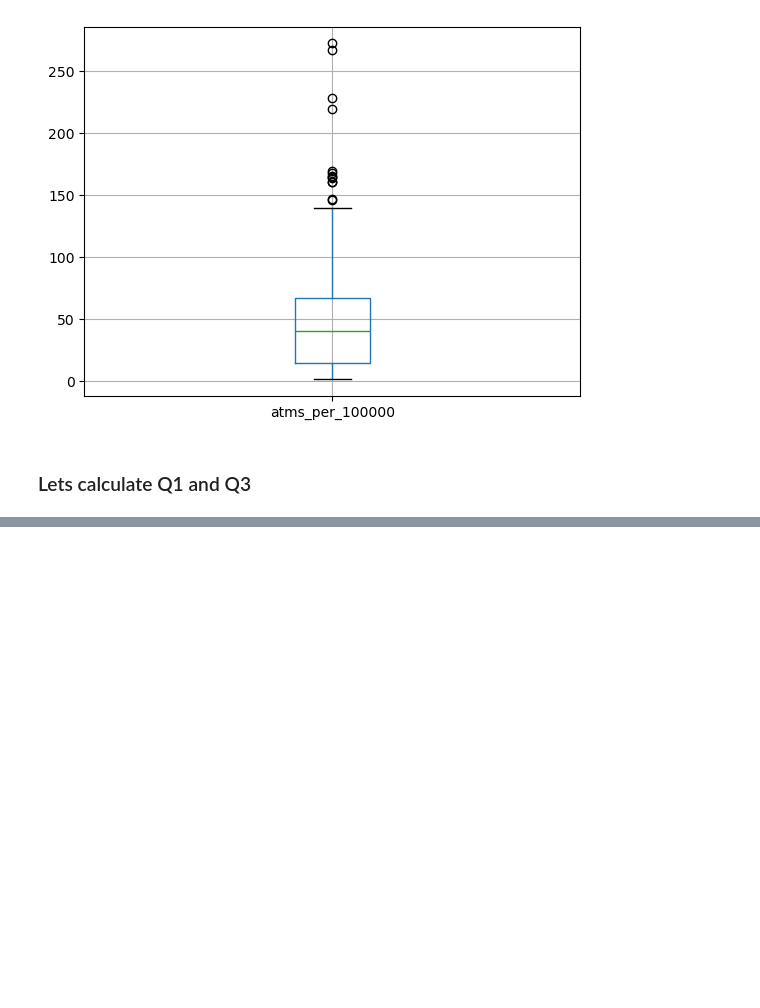
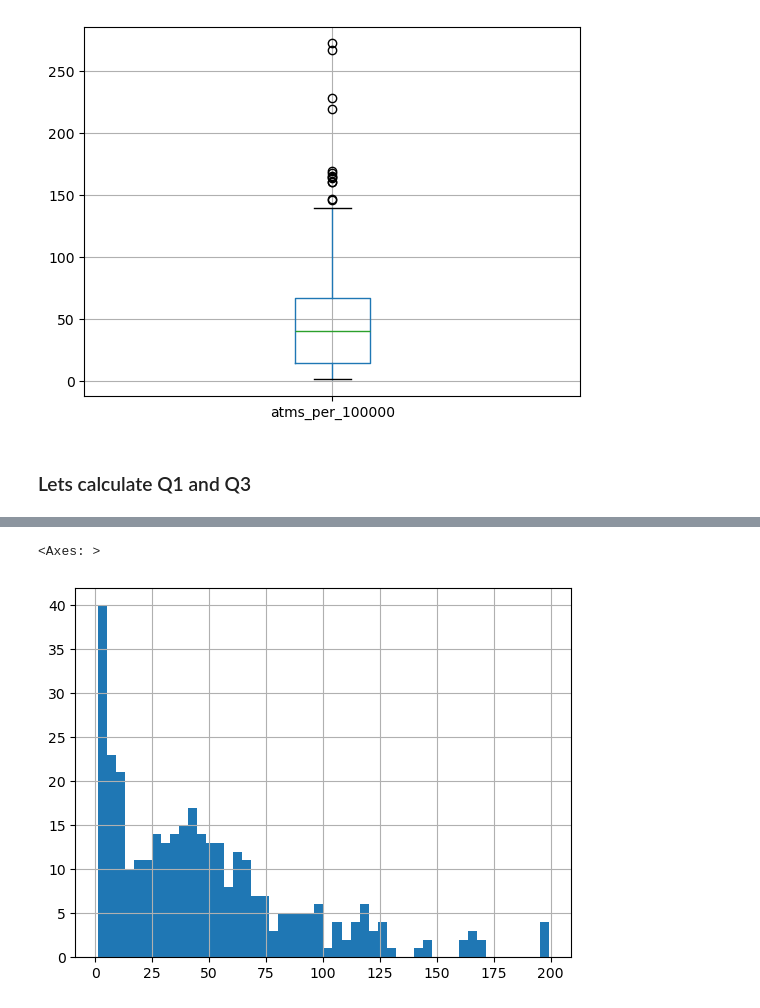
Before and after one commit to JakeBestDev/Packt_Python_For_Data_Analysis, a Jupyter notebook: lab_28_handling_outliers_2.ipynb, the cells around one changed output, grey strips where cells are left out. Drawn from its saved outputs; the diff is of its cells as text; code cells hidden in the pictures; blank space fills up the shorter version.

```diff
--- a/lab_28_handling_outliers_2.ipynb
+++ b/lab_28_handling_outliers_2.ipynb
@@ -54,0 +141,5 @@ wdi_imp.boxplot('atms_per_100000')
+# %%
+wdi_imp['atms_per_100000'].hist(bins = 50)
+# %% [output]
+<Axes: >
+[figure, added]
```
Also changed, not shown: parts of 21 cells of this notebook.
